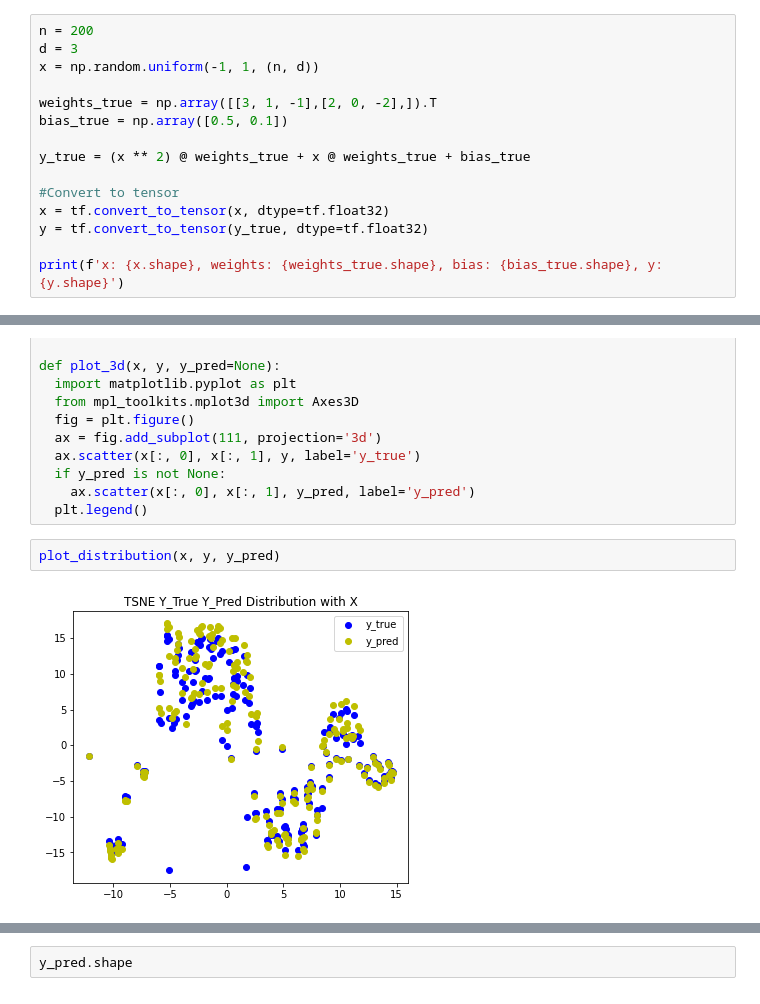
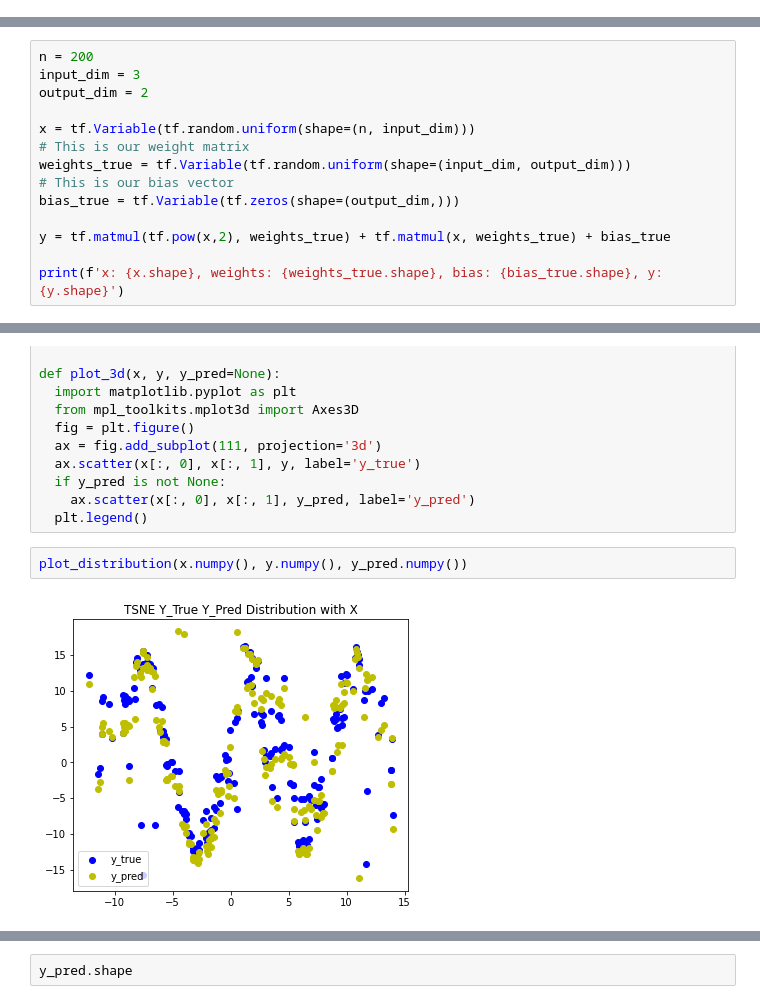
Before and after one commit to YuxingW/deep_learning, a Jupyter notebook: hw3/part_c1_tensorflow_no_auto_differentiation.ipynb, the cells around one changed output, grey strips where cells are left out. Saved outputs shown, nothing was run; the diff lists cells and outputs as text.

```diff
--- a/hw3/part_c1_tensorflow_no_auto_differentiation.ipynb
+++ b/hw3/part_c1_tensorflow_no_auto_differentiation.ipynb
@@ -11,18 +11,3 @@ from tensorflow.keras import optimizers
 import tensorflow as tf
 # %% [markdown]
 #### 3d-2d non-linear data generation
-# %%
-n = 200
-d = 3
-x = np.random.uniform(-1, 1, (n, d))
-
-weights_true = np.array([[3, 1, -1],[2, 0, -2],]).T
-bias_true = np.array([0.5, 0.1])
-
-y_true = (x ** 2) @ weights_true + x @ weights_true + bias_true
-
-#Convert to tensor
-x = tf.convert_to_tensor(x, dtype=tf.float32)
-y = tf.convert_to_tensor(y_true, dtype=tf.float32)
-
-print(f'x: {x.shape}, weights: {weights_true.shape}, bias: {bias_true.shape}, y: {y.shape}')
@@ -30,0 +14,14 @@ x: (200, 3), weights: (3, 2), bias: (2,), y: (200, 2)
+# %%
+n = 200
+input_dim = 3
+output_dim = 2
+
+x = tf.Variable(tf.random.uniform(shape=(n, input_dim)))
+# This is our weight matrix
+weights_true = tf.Variable(tf.random.uniform(shape=(input_dim, output_dim)))
+# This is our bias vector
+bias_true = tf.Variable(tf.zeros(shape=(output_dim,)))
+
+y = tf.matmul(tf.pow(x,2), weights_true) + tf.matmul(x, weights_true) + bias_true
+
+print(f'x: {x.shape}, weights: {weights_true.shape}, bias: {bias_true.shape}, y: {y.shape}')
@@ -154,7 +153,7 @@ def plot_3d(x, y, y_pred=None):
     ax.scatter(x[:, 0], x[:, 1], y_pred, label='y_pred')
   plt.legend()
 # %%
-plot_distribution(x, y, y_pred)
+plot_distribution(x.numpy(), y.numpy(), y_pred.numpy())
 # %% [output]
-[figure, old version]
+[figure, new version]
 # %%
```
Also changed, not shown: parts of 6 cells of this notebook.
